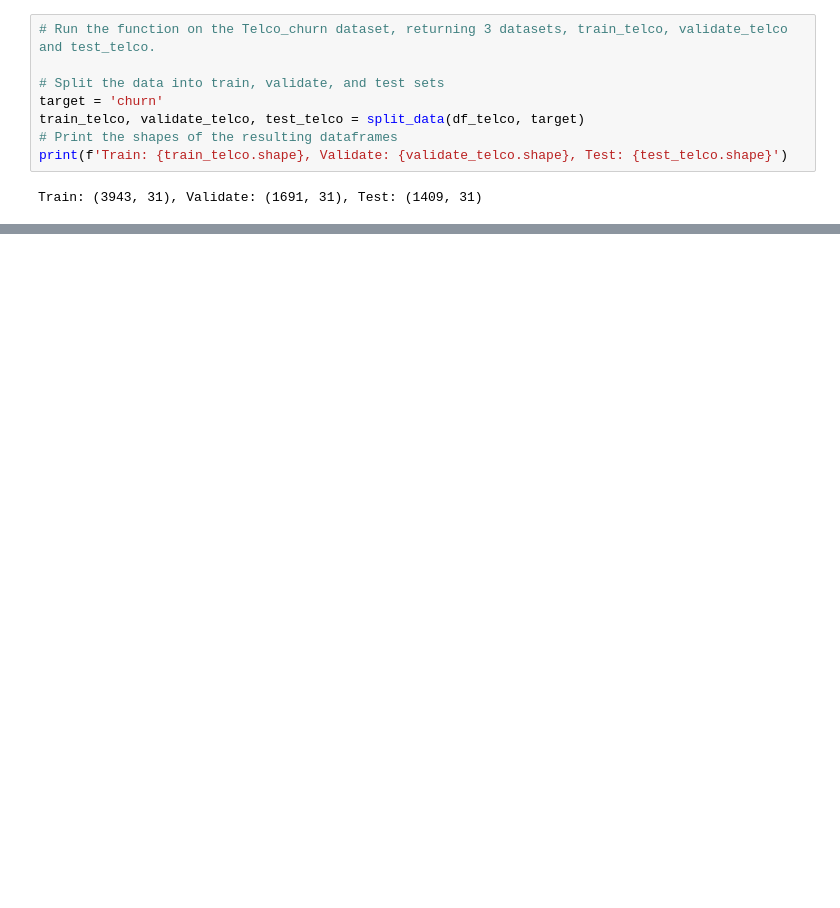
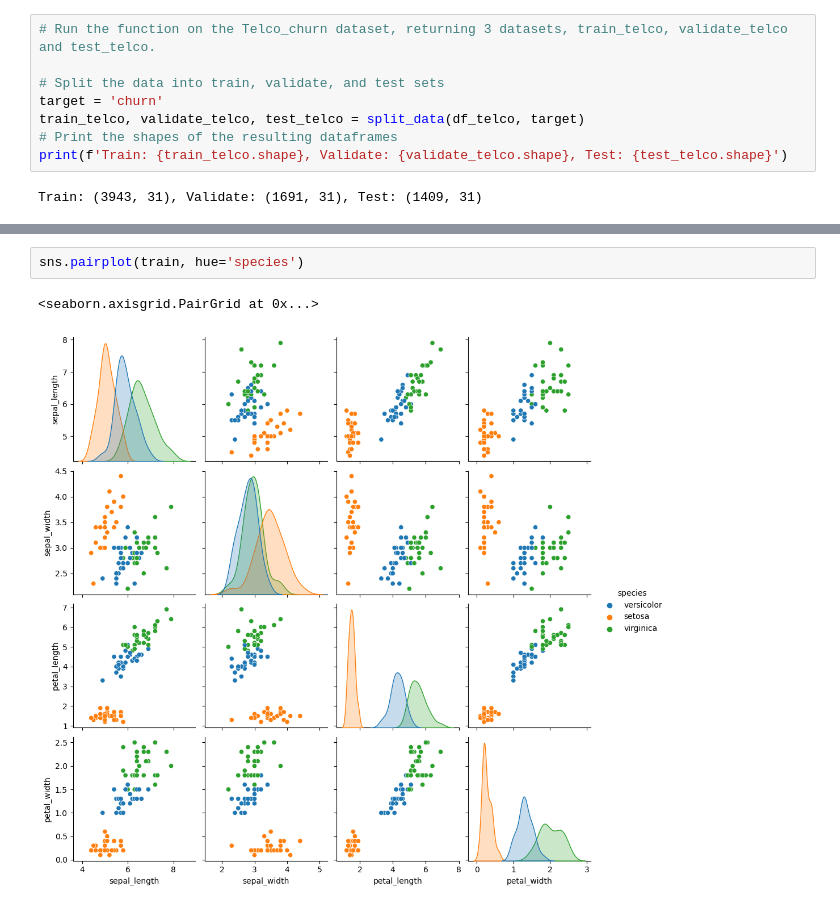
Before and after one commit to JoeyGideon/classification-exercises, a Jupyter notebook: classification_exercises.ipynb, the cells around one changed output, grey strips where cells are left out. Drawn from its saved outputs; the diff is of its cells as text; blank space fills up the shorter version.

```diff
--- a/classification_exercises.ipynb
+++ b/classification_exercises.ipynb
@@ -506,0 +724,5 @@ Train: (3943, 31), Validate: (1691, 31), Test: (1409, 31)
+# %%
+sns.pairplot(train, hue='species')
+# %% [output]
+<seaborn.axisgrid.PairGrid at 0x...>
+[figure, added]
```
Also changed, not shown: parts of 27 cells of this notebook.
